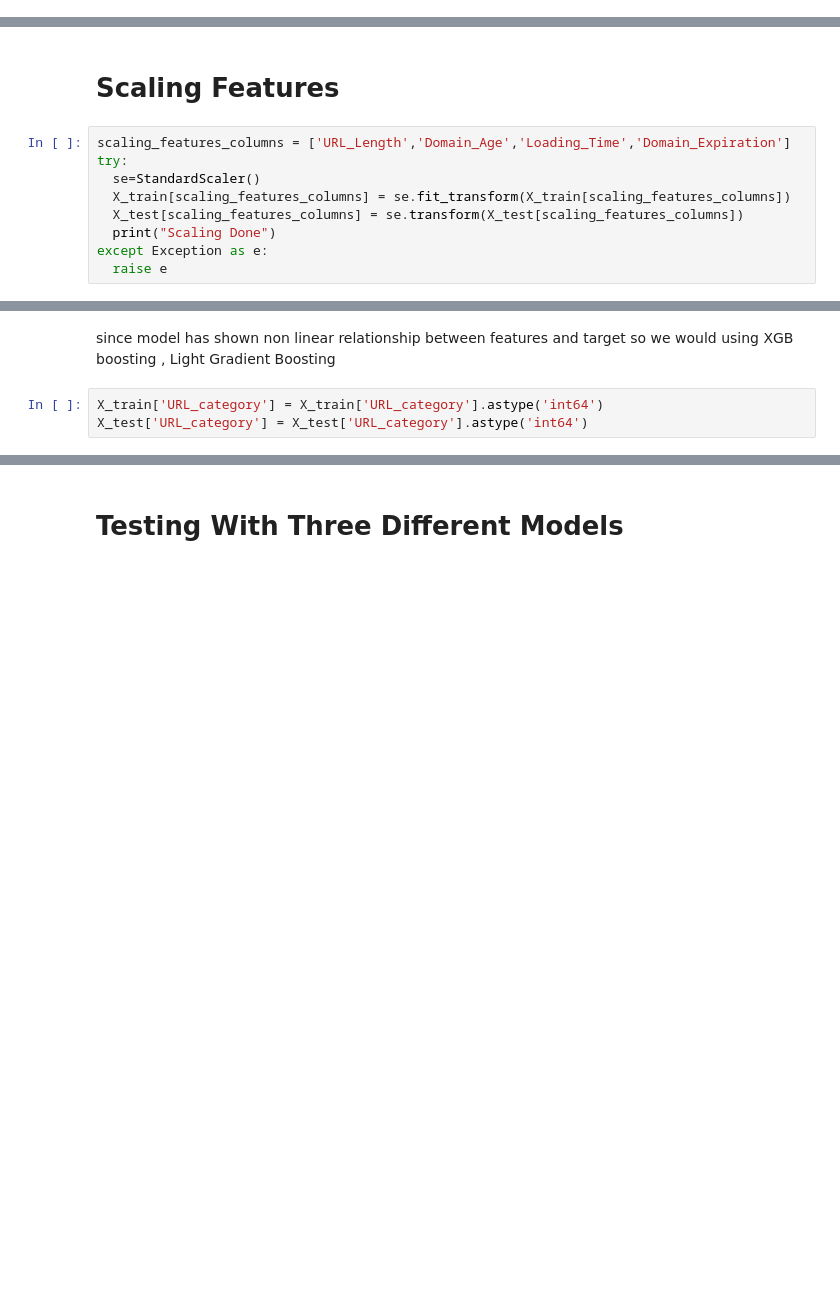
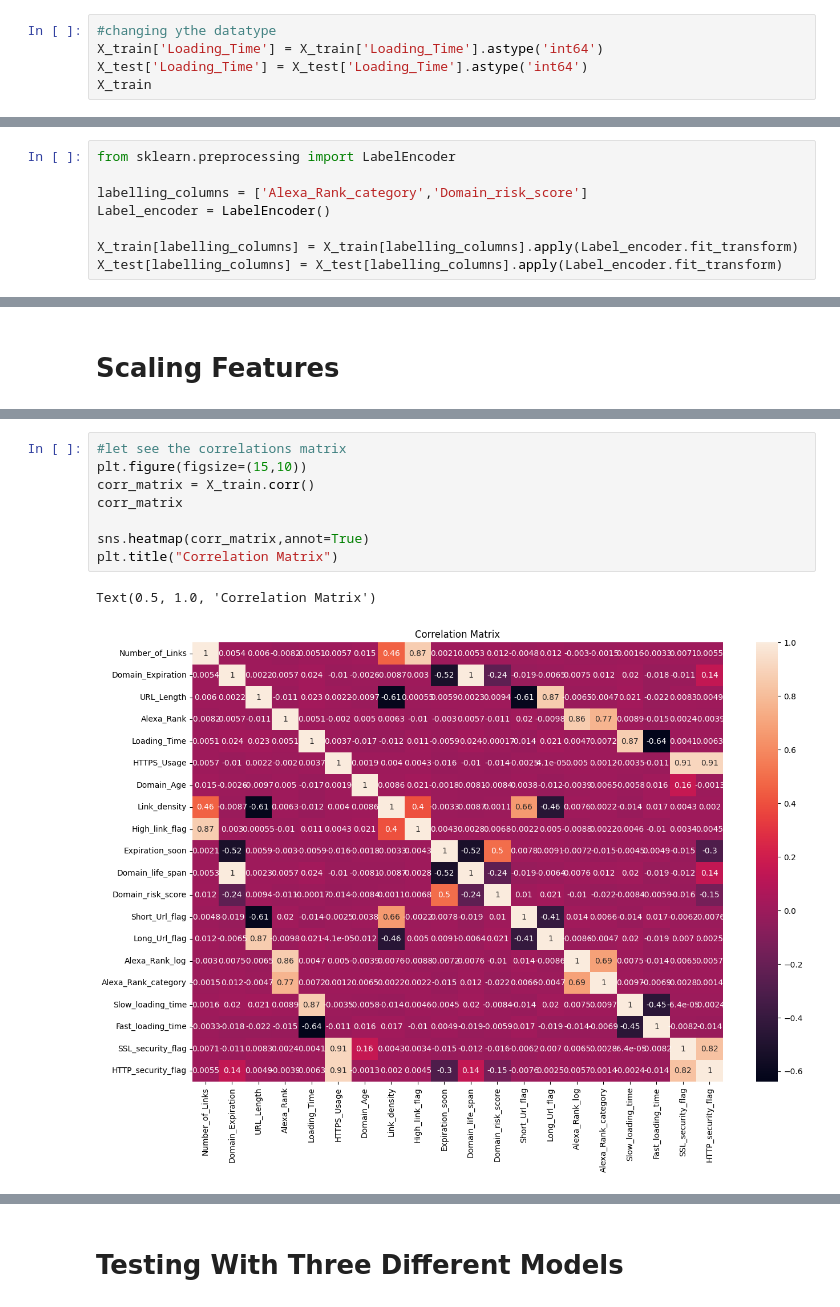
Before and after one commit to Shivansh-datascience/Phising_detection_system, a Jupyter notebook: Phising_detection.ipynb, the cells around one changed output, grey strips where cells are left out. Saved outputs shown, nothing was run; the diff lists cells and outputs as text; blank space fills up the shorter version.

```diff
--- a/Phising_detection.ipynb
+++ b/Phising_detection.ipynb
@@ -1335,0 +1418,5 @@ Text(0.5, 1.0, 'Correlation Matrix')
+# %%
+#changing ythe datatype
+X_train['Loading_Time'] = X_train['Loading_Time'].astype('int64')
+X_test['Loading_Time'] = X_test['Loading_Time'].astype('int64')
+X_train
@@ -1335,0 +1439,8 @@ Text(0.5, 1.0, 'Correlation Matrix')
+# %%
+from sklearn.preprocessing import LabelEncoder
+
+labelling_columns = ['Alexa_Rank_category','Domain_risk_score']
+Label_encoder = LabelEncoder()
+
+X_train[labelling_columns] = X_train[labelling_columns].apply(Label_encoder.fit_transform)
+X_test[labelling_columns] = X_test[labelling_columns].apply(Label_encoder.fit_transform)
@@ -1336,11 +1469,2 @@ Text(0.5, 1.0, 'Correlation Matrix')
 # %% [markdown]
 # Scaling Features
-# %%
-scaling_features_columns = ['URL_Length','Domain_Age','Loading_Time','Domain_Expiration']
-try:
-  se=StandardScaler()
-  X_train[scaling_features_columns] = se.fit_transform(X_train[scaling_features_columns])
-  X_test[scaling_features_columns] = se.transform(X_test[scaling_features_columns])
-  print("Scaling Done")
-except Exception as e:
-  raise e
@@ -1436,5 +1471,11 @@ features
-# %% [markdown]
-since model has shown non linear relationship between features and target so we would using XGB boosting , Light Gradient Boosting
-# %%
-X_train['URL_category'] = X_train['URL_category'].astype('int64')
-X_test['URL_category'] = X_test['URL_category'].astype('int64')
+# %%
+#let see the correlations matrix
+plt.figure(figsize=(15,10))
+corr_matrix = X_train.corr()
+corr_matrix
+
+sns.heatmap(corr_matrix,annot=True)
+plt.title("Correlation Matrix")
+# %% [output]
+Text(0.5, 1.0, 'Correlation Matrix')
+[figure, added]
```
Also changed, not shown: parts of 39 cells of this notebook.
